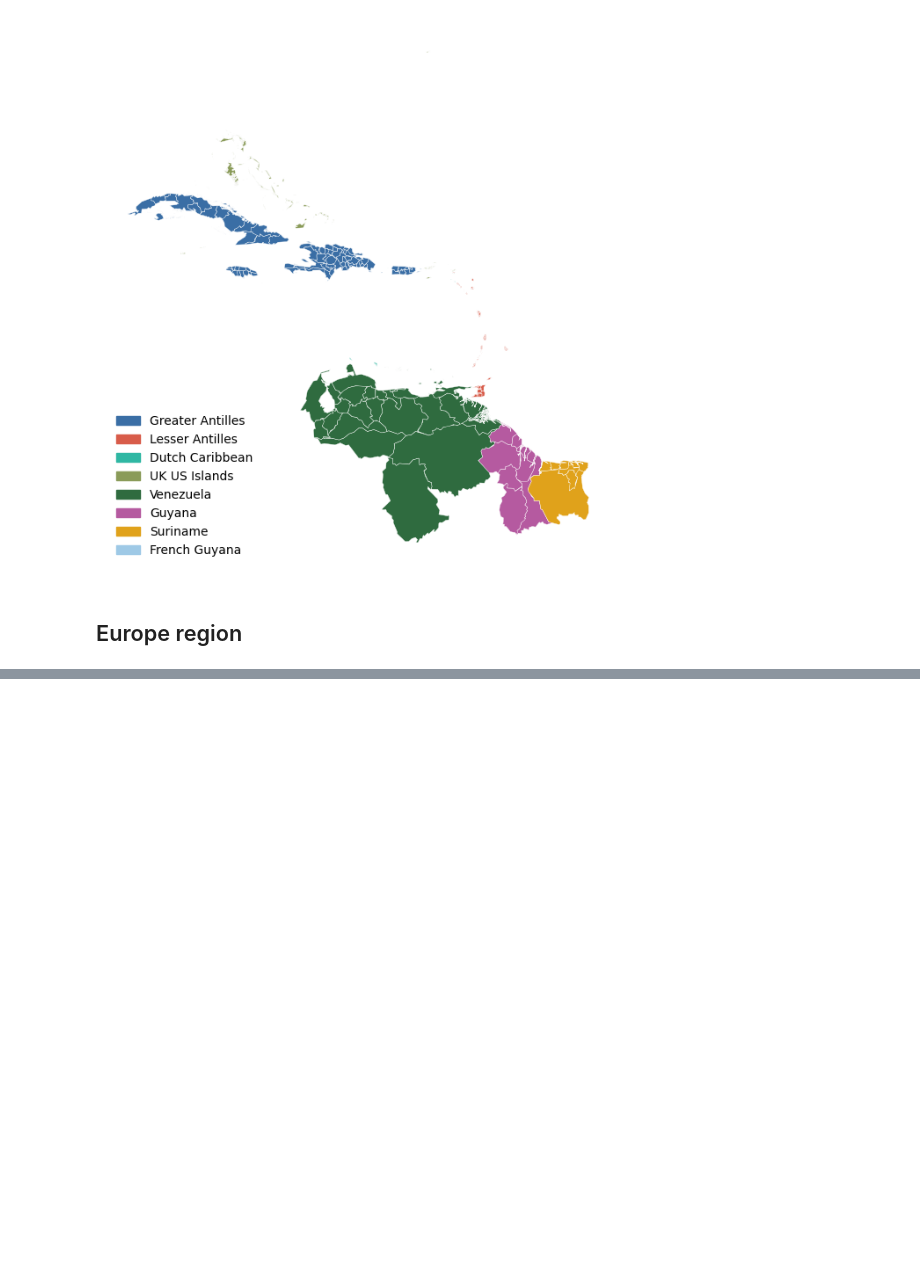
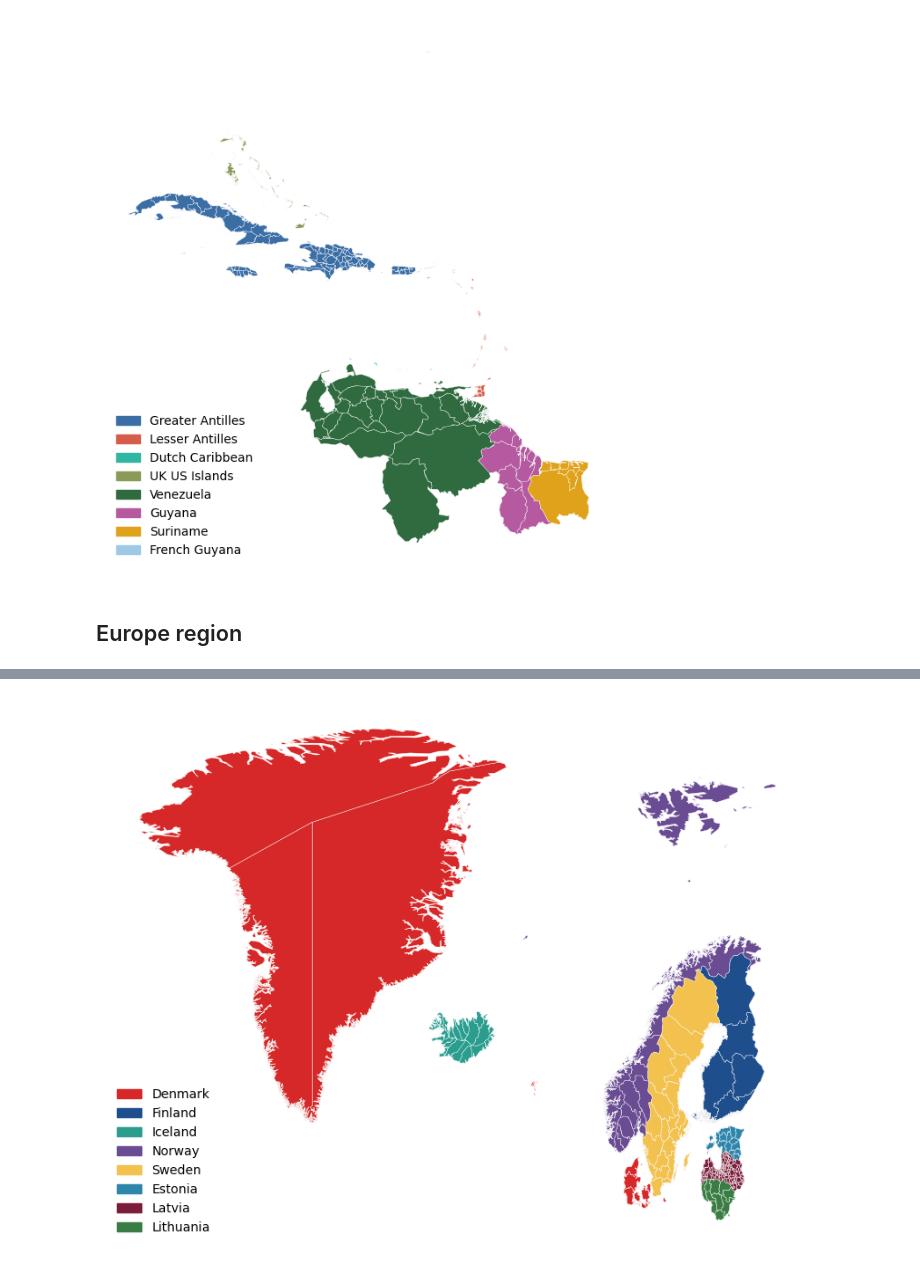
Before and after one commit to H2RES-model/H2RES-World, a Jupyter notebook: Notebooks/L2_SubCountryRegions.ipynb, the cells around one changed output, grey strips where cells are left out. Saved outputs shown, nothing was run; the diff lists cells and outputs as text; code cells hidden in the pictures; blank space fills up the shorter version.

Commit message:
Add layer 2 of LAC and Europe

```diff
--- a/Notebooks/L2_SubCountryRegions.ipynb
+++ b/Notebooks/L2_SubCountryRegions.ipynb
@@ -503,0 +569,66 @@ plt.show()
+# %%
+# --- NORDICS BALTICS ADM1 ---
+NORDICS_BALTICS = [
+    "Denmark","Finland","Iceland","Norway","Sweden",
+    "Estonia","Latvia","Lithuania",
+    "Aaland (Fin.)","Faroe Islands (Den.)","Greenland (Den.)",
+    "Svalbard and Jan Mayen (Nor.)"
+]
+
+NB_REGIONS = {
+    "Denmark": ["Denmark", "Faroe Islands (Den.)", "Greenland (Den.)"],
+    "Finland": ["Finland", "Aaland (Fin.)"],
+    "Iceland": ["Iceland"],
+    "Norway": ["Norway", "Svalbard and Jan Mayen (Nor.)"],
+    "Sweden": ["Sweden"],
+    "Estonia": ["Estonia"],
+    "Latvia": ["Latvia"],
+    "Lithuania": ["Lithuania"]
+}
+
+colors = {
+    "Denmark": "#D62828",
+    "Finland": "#1F4E8C",
+    "Iceland": "#2A9D8F",
+    "Norway": "#6A4C93",
+    "Sweden": "#F2C14E",
+    "Estonia": "#2E86AB",
+    "Latvia": "#7A1E3A",
+    "Lithuania": "#3A7D44"
+}
+
+
+# --- ASSIGN ---
+nb_gdf = gdf[gdf["NAM_0"].isin(NORDICS_BALTICS)].copy()
+nb_gdf["L2_Region"] = None
+
+for region, countries in NB_REGIONS.items():
+    nb_gdf.loc[nb_gdf["NAM_0"].isin(countries), "L2_Region"] = region
+
+# --- SIMPLIFY ---
+nb_plot = nb_gdf.copy()
+nb_plot["geometry"] = nb_plot["geometry"].simplify(0.05, preserve_topology=True)
+
+# --- PLOT ---
+fig, ax = plt.subplots(1, 1, figsize=(10, 8))
+nb_plot.plot(
+    ax=ax,
+    color=nb_plot["L2_Region"].map(colors),
+    linewidth=0.3,
+    edgecolor="white"
+)
+
+legend_handles = [mpatches.Patch(color=colors[k], label=k) for k in colors]
+ax.legend(handles=legend_handles, loc="lower left", frameon=False)
+ax.set_axis_off()
+
+# --- SAVE ---
+base_dir = Path.cwd().parents[0]
+out_dir = base_dir / "Maps" / "Layer2" / "Europe"
+out_dir.mkdir(parents=True, exist_ok=True)
+out_path = out_dir / "L2_Europe_NordicsBaltics.pdf"
+fig.savefig(out_path, dpi=100, bbox_inches="tight")
+
+plt.show()
+# %% [output]
+[figure, added]
```
Also changed, not shown: parts of 16 cells of this notebook, 9 other files.
